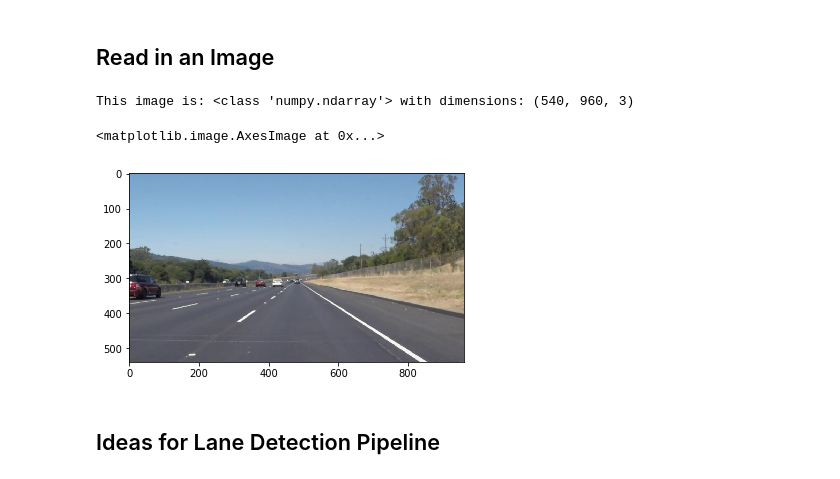
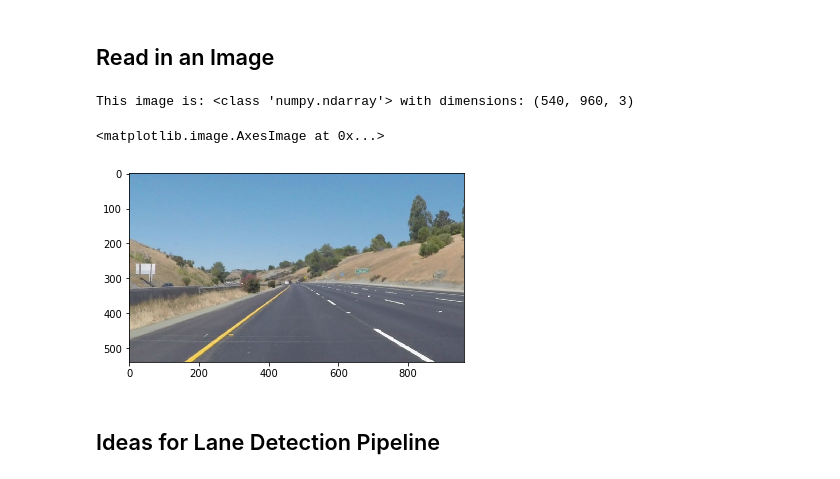
Before and after one commit to VitaliiLakusta/CarND-LaneLines-P1, a Jupyter notebook: P1.ipynb, the cells around one changed output. Saved outputs shown, nothing was run; the diff lists cells and outputs as text; code cells hidden in the pictures.

```diff
--- a/P1.ipynb
+++ b/P1.ipynb
@@ -51,15 +51,16 @@ import cv2
 ## Read in an Image
 # %%
 #reading in an image
-image = mpimg.imread('test_images/solidWhiteRight.jpg')
+imgName = 'solidYellowCurve2'
+image = mpimg.imread('test_images/' + imgName + '.jpg')
 
 #printing out some stats and plotting
 print('This image is:', type(image), 'with dimensions:', image.shape)
 plt.imshow(image)  # if you wanted to show a single color channel image called 'gray', for example, call as plt.imshow(gray, cmap='gray')
 # %% [output]
 This image is: <class 'numpy.ndarray'> with dimensions: (540, 960, 3)
 <matplotlib.image.AxesImage at 0x...>
-[figure, old version]
+[figure, new version]
 # %% [markdown]
 ## Ideas for Lane Detection Pipeline
 # %% [markdown]
```
Also changed, not shown: parts of 15 cells of this notebook, 8 other files.
